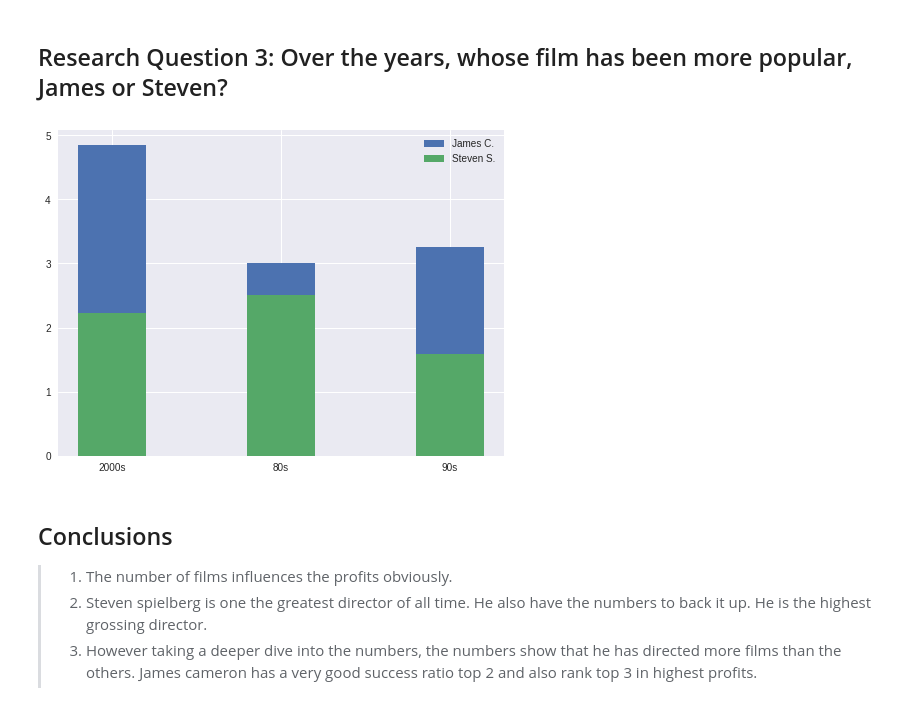
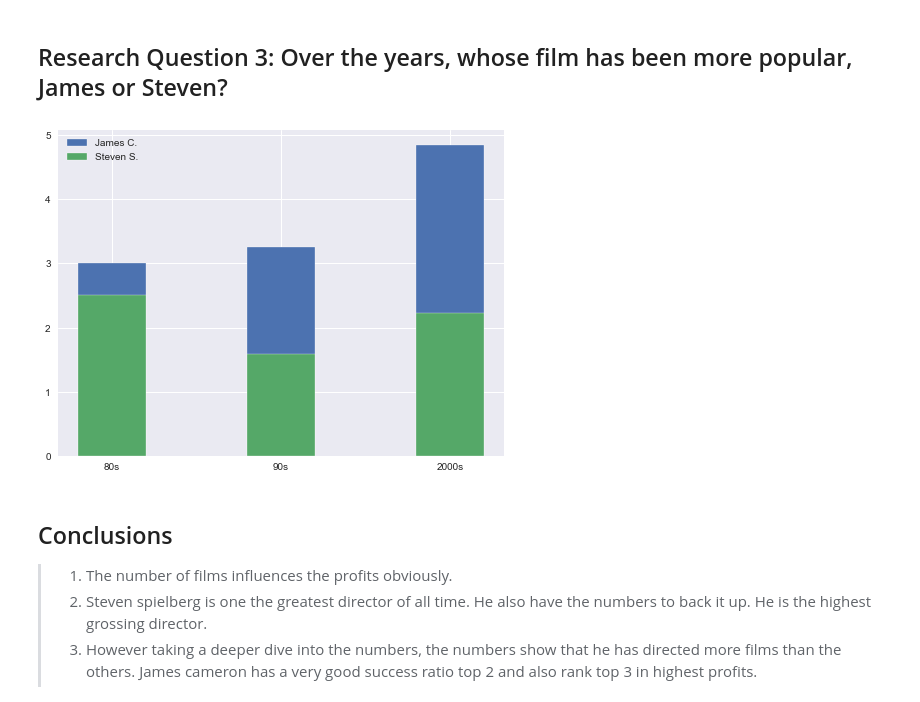
Before and after one commit to fabdanolu/Investigate-Dataset, a Jupyter notebook: Investigate_a_Dataset.ipynb, the cells around one changed output. Saved outputs shown, nothing was run; the diff lists cells and outputs as text; code cells hidden in the pictures.

```diff
--- a/Investigate_a_Dataset.ipynb
+++ b/Investigate_a_Dataset.ipynb
@@ -47,7 +49,7 @@ import seaborn as sns
 # Load your dataset
 
 
-df = pd.read_csv('Database_TMDb_movie_data/tmdb-movies.csv')
+df = pd.read_csv('/Users/cwrealestate/Documents/GitHub/Investigate-Dataset/tmdb-movies.csv')
 df.head(10)
 # %% [output]
 |  | id | imdb_id | popularity | budget | revenue | original_title | cast | homepage | director | tagline | ... |
@@ -433,14 +439,14 @@ df_count_profit
 
 # Plot a barh plot
 
-
+plt.figure(figsize=[20,11])
 profit_ratio_plot = sns.pointplot(df_count_profit['profit ratio'], df_count_profit['director'])
 
 
 
 # Add Labels and titles
 
-sns.set(rc={'figure.figsize':(20,10)})
+plt.figure(figsize=[20,11])
 
 profit_ratio_plot.set_title('Top 25 Directors with Highest Profit Per Film')
 
@@ -478,16 +485,16 @@ none = SS.query("year_range in @values")
 
 SS.drop(none.index, inplace=True)
 # %%
-# Plot to see popularity
+# Plot to see popularity per year range
 
 fig, ax = plt.subplots(1,1, figsize = (8,6))
 plt.style.use("seaborn")
-ax.bar(arse['year_range'],arse['popularity'], width=0.4, label='James C.')
-ax.bar(nal['year_range'],nal['popularity'], width=0.4, label='Steven S.')
+ax.bar(JC['year_range'],JC['popularity'], width=0.4, label='James C.')
+ax.bar(SS['year_range'],SS['popularity'], width=0.4, label='Steven S.')
 plt.legend()
 plt.show()
 # %% [output]
-[figure, old version]
+[figure, new version]
 # %% [markdown]
 <a id='conclusions'></a>
 ## Conclusions
```
Also changed, not shown: parts of 14 cells of this notebook, 1 other file.
